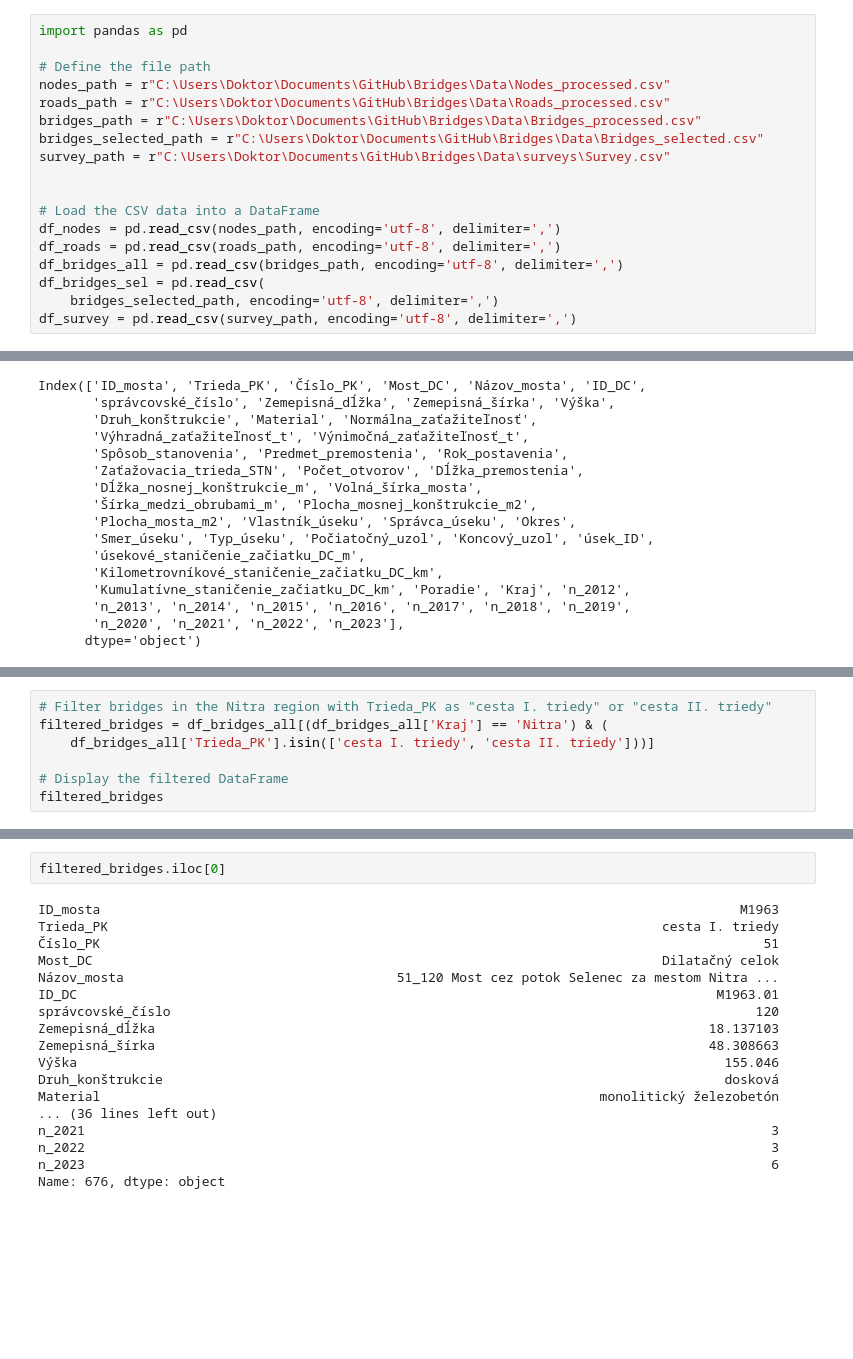
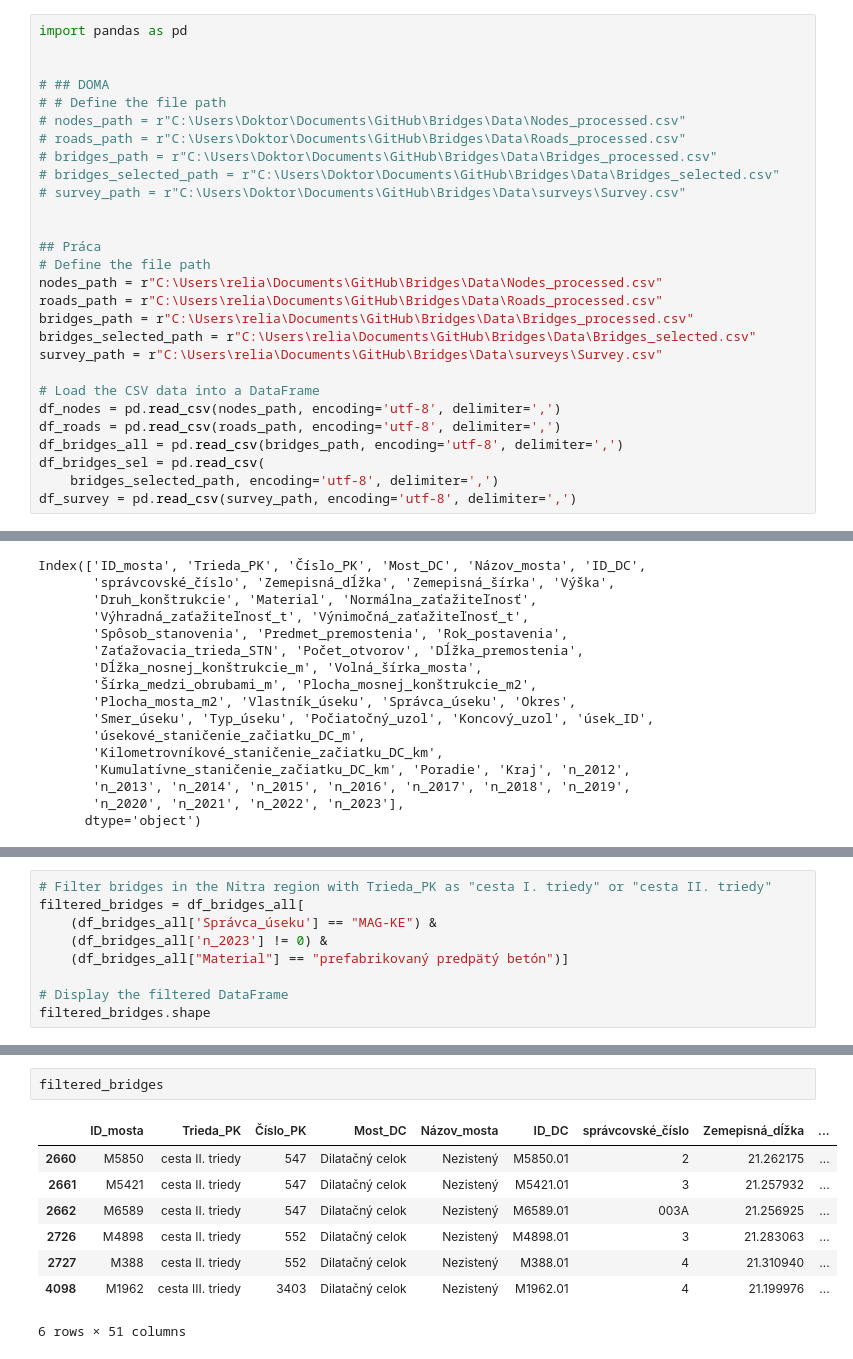
Before and after one commit to Medvedku/Bridges, a Jupyter notebook: Trasový_vplyv/00_test.ipynb, the cells around one changed output, grey strips where cells are left out. Cells and saved outputs as stored; diff of their text form; blank space fills up the shorter version.

```diff
--- a/Trasový_vplyv/00_test.ipynb
+++ b/Trasový_vplyv/00_test.ipynb
@@ -1,13 +1,23 @@
 # %%
 import pandas as pd
 
+
+# ## DOMA
+# # Define the file path
+# nodes_path = r"C:\Users\Doktor\Documents\GitHub\Bridges\Data\Nodes_processed.csv"
+# roads_path = r"C:\Users\Doktor\Documents\GitHub\Bridges\Data\Roads_processed.csv"
+# bridges_path = r"C:\Users\Doktor\Documents\GitHub\Bridges\Data\Bridges_processed.csv"
+# bridges_selected_path = r"C:\Users\Doktor\Documents\GitHub\Bridges\Data\Bridges_selected.csv"
+# survey_path = r"C:\Users\Doktor\Documents\GitHub\Bridges\Data\surveys\Survey.csv"
+
+
+## Práca
 # Define the file path
-nodes_path = r"C:\Users\Doktor\Documents\GitHub\Bridges\Data\Nodes_processed.csv"
-roads_path = r"C:\Users\Doktor\Documents\GitHub\Bridges\Data\Roads_processed.csv"
-bridges_path = r"C:\Users\Doktor\Documents\GitHub\Bridges\Data\Bridges_processed.csv"
-bridges_selected_path = r"C:\Users\Doktor\Documents\GitHub\Bridges\Data\Bridges_selected.csv"
-survey_path = r"C:\Users\Doktor\Documents\GitHub\Bridges\Data\surveys\Survey.csv"
-
+nodes_path = r"C:\Users\relia\Documents\GitHub\Bridges\Data\Nodes_processed.csv"
+roads_path = r"C:\Users\relia\Documents\GitHub\Bridges\Data\Roads_processed.csv"
+bridges_path = r"C:\Users\relia\Documents\GitHub\Bridges\Data\Bridges_processed.csv"
+bridges_selected_path = r"C:\Users\relia\Documents\GitHub\Bridges\Data\Bridges_selected.csv"
+survey_path = r"C:\Users\relia\Documents\GitHub\Bridges\Data\surveys\Survey.csv"
 
 # Load the CSV data into a DataFrame
 df_nodes = pd.read_csv(nodes_path, encoding='utf-8', delimiter=',')
@@ -89,8 +119,10 @@ Conditions:             [4, 4, 4, 4, 4, 4, 4, 4, 4, 5, 5, 5]
 # %%
 # Filter bridges in the Nitra region with Trieda_PK as "cesta I. triedy" or "cesta II. triedy"
-filtered_bridges = df_bridges_all[(df_bridges_all['Kraj'] == 'Nitra') & (
-    df_bridges_all['Trieda_PK'].isin(['cesta I. triedy', 'cesta II. triedy']))]
+filtered_bridges = df_bridges_all[
+    (df_bridges_all['Správca_úseku'] == "MAG-KE") &
+    (df_bridges_all['n_2023'] != 0) &
+    (df_bridges_all["Material"] == "prefabrikovaný predpätý betón")]
 
 # Display the filtered DataFrame
-filtered_bridges
+filtered_bridges.shape
 # %% [output]
@@ -110,23 +130,14 @@ filtered_bridges
 # %%
-filtered_bridges.iloc[0]
+filtered_bridges
 # %% [output]
+|  | ID_mosta | Trieda_PK | Číslo_PK | Most_DC | Názov_mosta | ID_DC | správcovské_číslo | Zemepisná_dĺžka | ... |
+| 2660 | M5850 | cesta II. triedy | 547 | Dilatačný celok | Nezistený | M5850.01 | 2 | 21.262175 | ... |
+| 2661 | M5421 | cesta II. triedy | 547 | Dilatačný celok | Nezistený | M5421.01 | 3 | 21.257932 | ... |
+| 2662 | M6589 | cesta II. triedy | 547 | Dilatačný celok | Nezistený | M6589.01 | 003A | 21.256925 | ... |
+| 2726 | M4898 | cesta II. triedy | 552 | Dilatačný celok | Nezistený | M4898.01 | 3 | 21.283063 | ... |
+| 2727 | M388 | cesta II. triedy | 552 | Dilatačný celok | Nezistený | M388.01 | 4 | 21.310940 | ... |
+| 4098 | M1962 | cesta III. triedy | 3403 | Dilatačný celok | Nezistený | M1962.01 | 4 | 21.199976 | ... |
-ID_mosta                                                                                  M1963
-Trieda_PK                                                                       cesta I. triedy
-Číslo_PK                                                                                     51
-Most_DC                                                                         Dilatačný celok
-Názov_mosta                                   51_120 Most cez potok Selenec za mestom Nitra ...
-ID_DC                                                                                  M1963.01
-správcovské_číslo                                                                           120
-Zemepisná_dĺžka                                                                       18.137103
-Zemepisná_šírka                                                                       48.308663
-Výška                                                                                   155.046
-Druh_konštrukcie                                                                        dosková
-Material                                                                monolitický železobetón
-... (36 lines left out)
-n_2021                                                                                        3
-n_2022                                                                                        3
-n_2023                                                                                        6
-Name: 676, dtype: object
+6 rows × 51 columns
 # %%
 import folium
 import numpy as np
```
Also changed, not shown: parts of 4 cells of this notebook, 5 other files.
